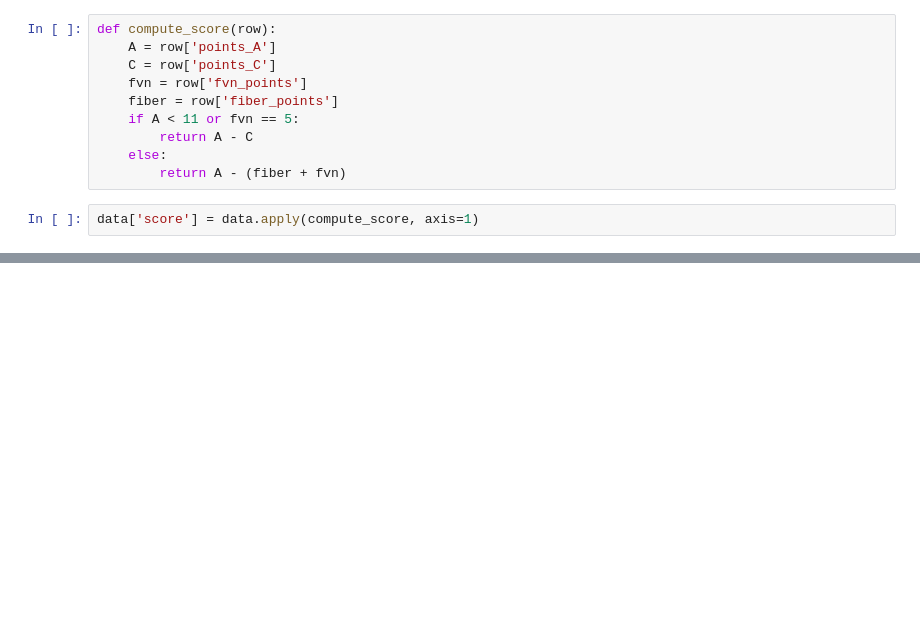
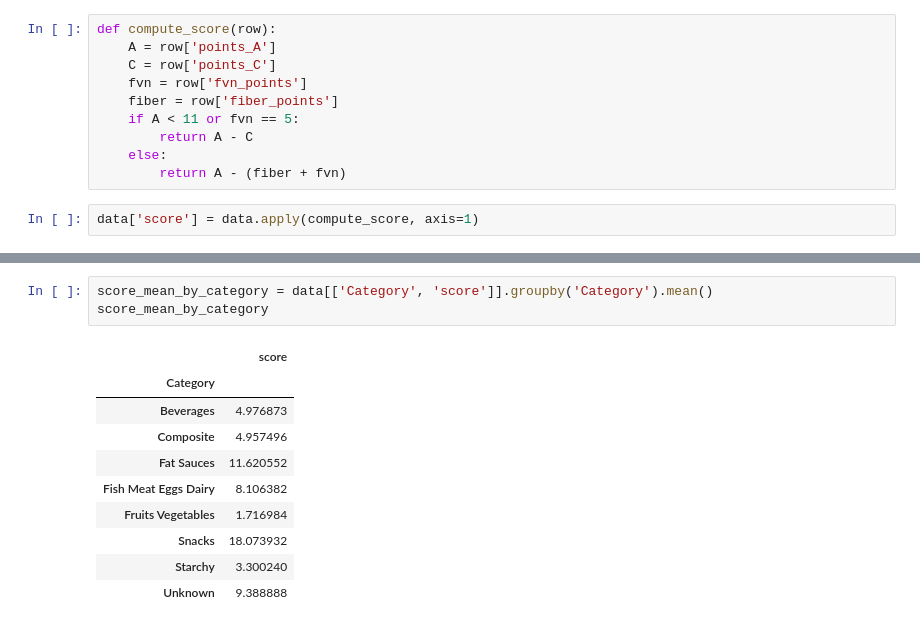
Before and after one commit to Painguin/smart_rams_project, a Jupyter notebook: Project.ipynb, the cells around one changed output, grey strips where cells are left out. Drawn from its saved outputs; the diff is of its cells as text; blank space fills up the shorter version.

```diff
--- a/Project.ipynb
+++ b/Project.ipynb
@@ -297,0 +287,14 @@ data['score'].hist(bins=int(data['score'].max() - data['score'].min() + 1))
+# %%
+score_mean_by_category = data[['Category', 'score']].groupby('Category').mean()
+score_mean_by_category
+# %% [output]
+|  | score |
+| Category |  |
+| Beverages | 4.976873 |
+| Composite | 4.957496 |
+| Fat Sauces | 11.620552 |
+| Fish Meat Eggs Dairy | 8.106382 |
+| Fruits Vegetables | 1.716984 |
+| Snacks | 18.073932 |
+| Starchy | 3.300240 |
+| Unknown | 9.388888 |
```
Also changed, not shown: parts of 8 cells of this notebook.
